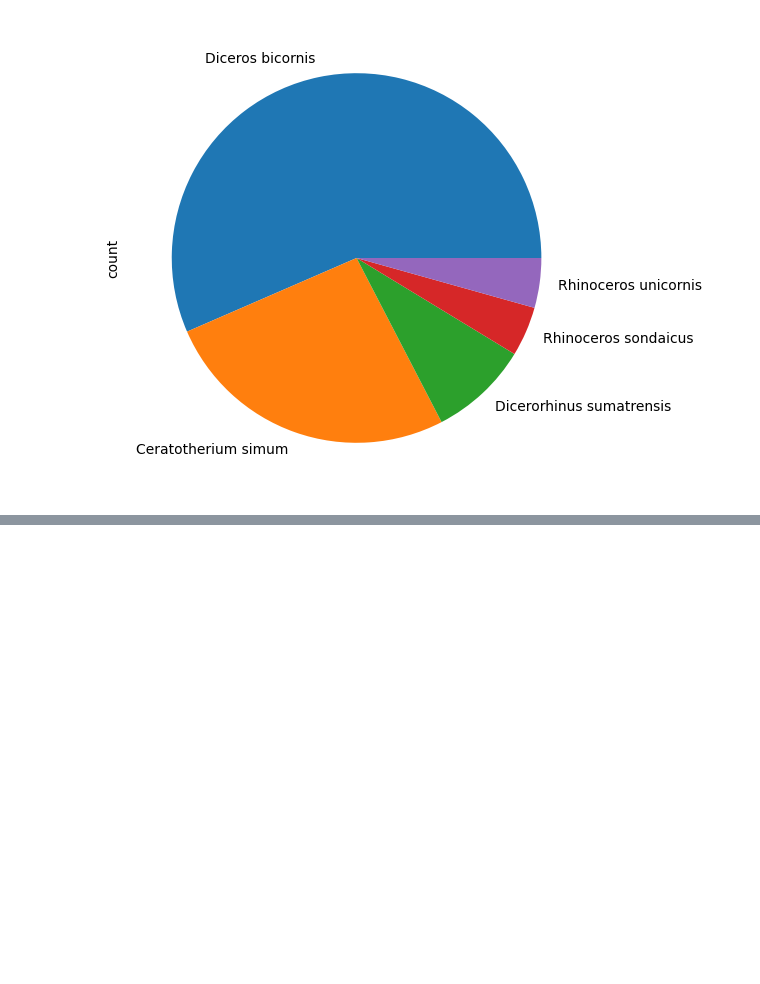
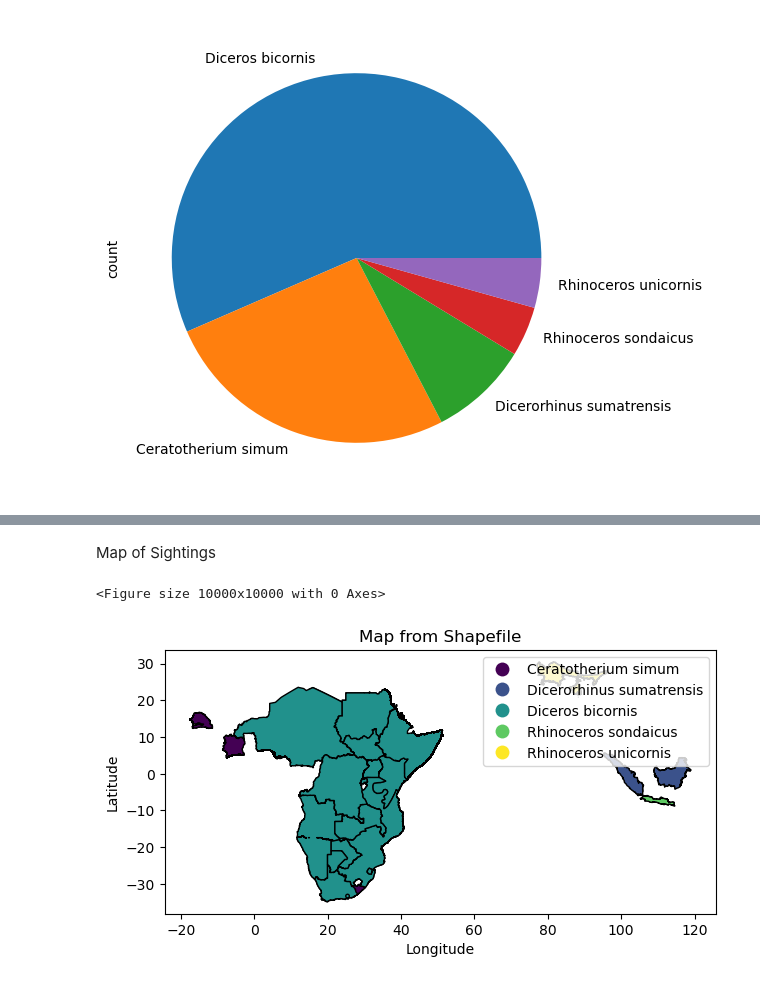
Before and after one commit to MGadhvi/iucn-rhino-analysis, a Jupyter notebook: notebooks/iucn-rhino-analysis.ipynb, the cells around one changed output, grey strips where cells are left out. Drawn from its saved outputs; the diff is of its cells as text; code cells hidden in the pictures; blank space fills up the shorter version.

Commit message:
added visualisations

```diff
--- a/notebooks/iucn-rhino-analysis.ipynb
+++ b/notebooks/iucn-rhino-analysis.ipynb
@@ -79,0 +80,17 @@ plt.show()
+# %% [markdown]
+Map of Sightings
+# %%
+plt.figure(figsize=(100, 100))
+gdf.plot(column='SCI_NAME',
+         cmap='viridis',
+         legend=True,
+         edgecolor='black')  #
+
+plt.title('Map from Shapefile')
+plt.xlabel('Longitude')
+plt.ylabel('Latitude')
+plt.tight_layout()
+plt.show()
+# %% [output]
+<Figure size 10000x10000 with 0 Axes>
+[figure, added]
```
Also changed, not shown: parts of 10 cells of this notebook, 3 other files.
